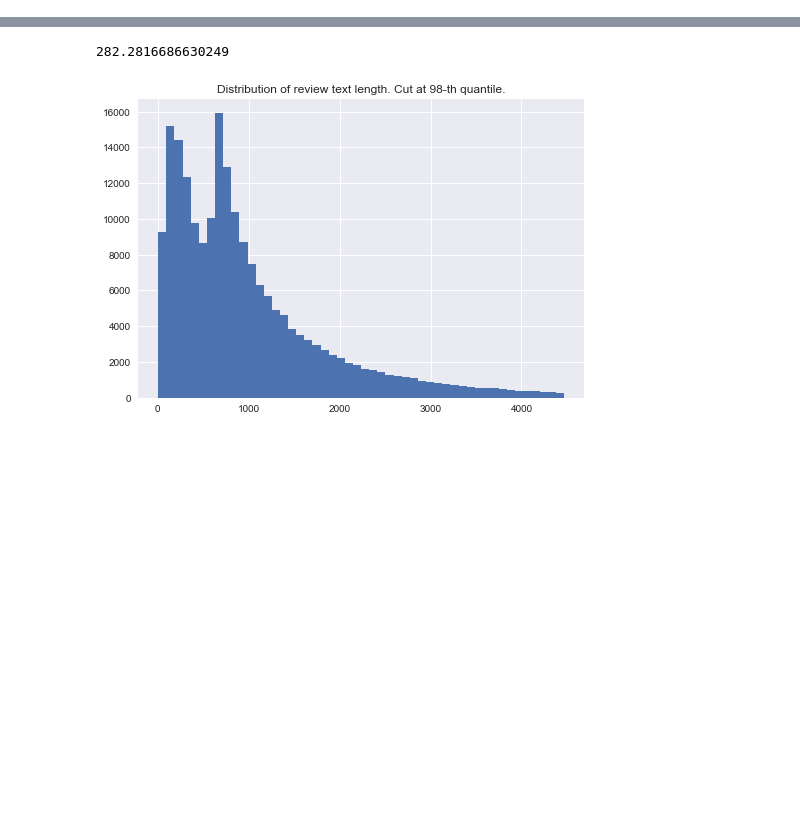
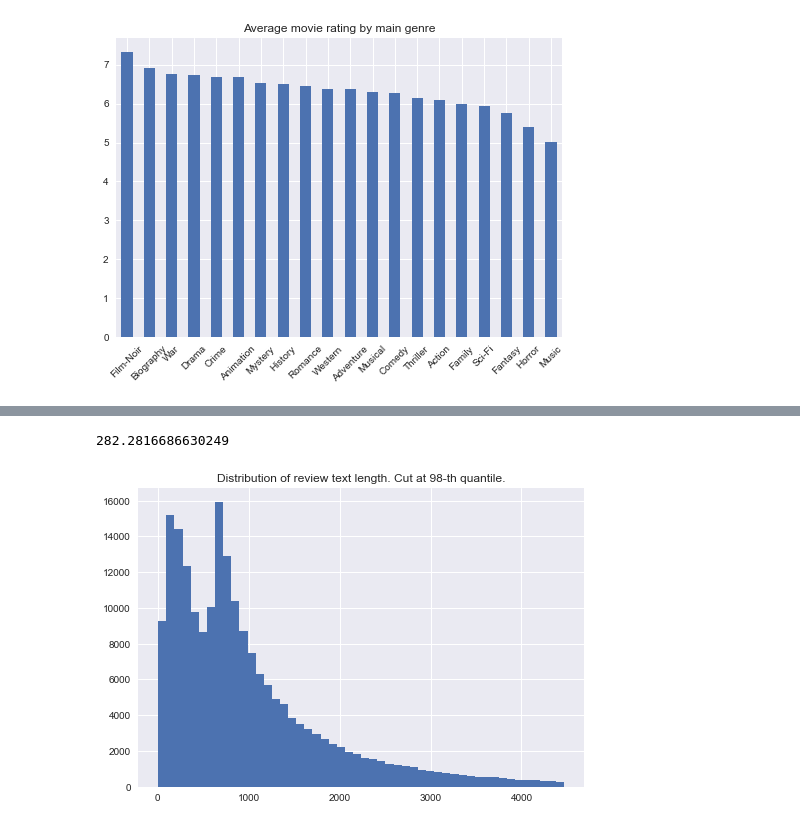
Before and after one commit to ilyamil/movie_recommender_system, a Jupyter notebook: notebooks/reviews_analysis.ipynb, the cells around one changed output, grey strips where cells are left out. Saved outputs shown, nothing was run; the diff lists cells and outputs as text; code cells hidden in the pictures; blank space fills up the shorter version.

```diff
--- a/notebooks/reviews_analysis.ipynb
+++ b/notebooks/reviews_analysis.ipynb
@@ -95,0 +83,7 @@ MetadataETL.transform(metadata)
+# %%
+rating_by_genre = metadata.groupby('main_genre')['rating'].mean().sort_values(ascending=False)
+rating_by_genre.plot.bar(title='Average movie rating by main genre', xlabel='')
+plt.xticks(rotation=45)
+plt.show()
+# %% [output]
+[figure, added]
```
Also changed, not shown: parts of 10 cells of this notebook, 2 other files.
